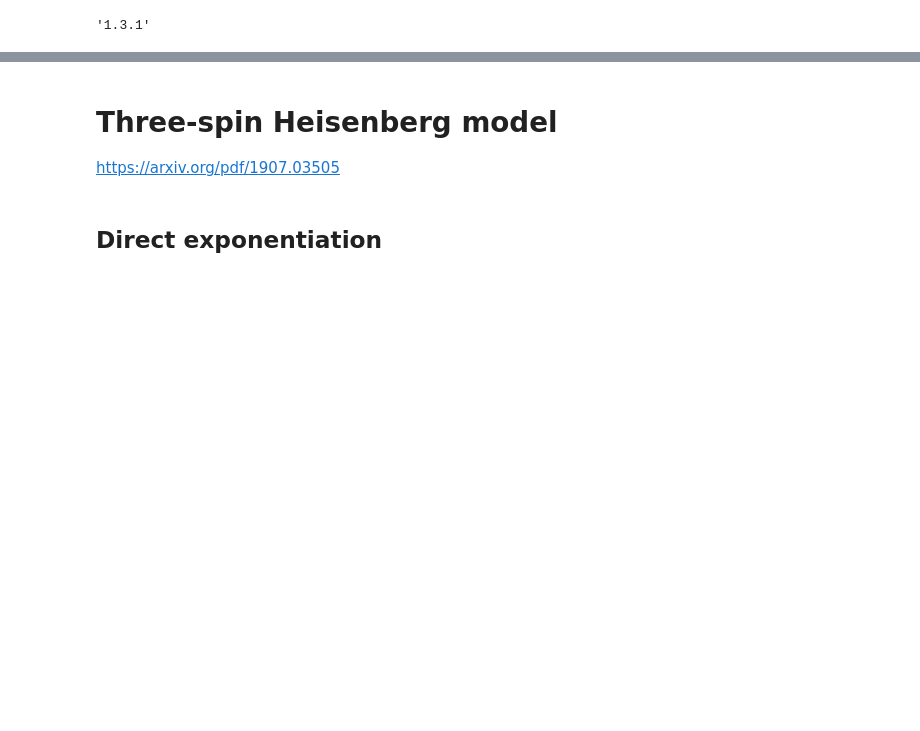
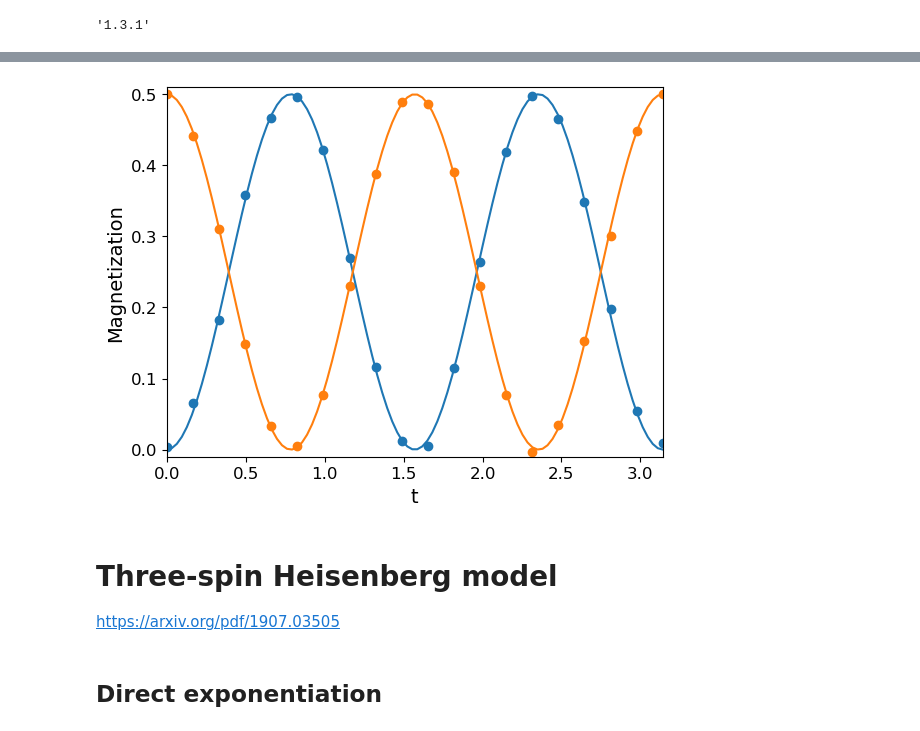
Before and after one commit to bin-wu-phys/QuantumSimulation, a Jupyter notebook: 02.Trotterization.1.x.ipynb, the cells around one changed output, grey strips where cells are left out. Cells and saved outputs as stored; diff of their text form; code cells hidden in the pictures; blank space fills up the shorter version.

```diff
--- a/02.Trotterization.1.x.ipynb
+++ b/02.Trotterization.1.x.ipynb
@@ -89,3 +165,29 @@ psi.draw('mpl')
+# %%
+ss = 5120
+
+res = [[ti, run(ti, ss)] for ti in np.linspace(0.0, np.pi, 20)]
+# %%
+s0=np.array([ [c[0], np.sum([0.5*(-1)**float(k[1])*c[1][k]/ss for k in c[1].keys()]) ] for c in res])
+s1=np.array([ [c[0], np.sum([0.5*(-1)**float(k[0])*c[1][k]/ss for k in c[1].keys()]) ] for c in res])
+# %%
+ts = np.linspace(0, np.pi, 100)
+# %%
+plt.scatter(s0[:, 0], s0[:, 1])
+plt.scatter(s1[:, 0], s1[:, 1])
+plt.plot(ts, 0.5*np.sin(2.0*ts)**2)
+plt.plot(ts, 0.5*np.cos(2.0*ts)**2)
+
+plt.xlim([0, np.pi])
+plt.ylim([-0.01, 0.51])
+#plt.grid()
+plt.xlabel("t", fontsize=14)
+plt.ylabel("Magnetization", fontsize=14)
+
+plt.tick_params(axis='both', which='major', labelsize=12)
+
+plt.savefig('results_Heisenberg2.pdf')
+# %% [output]
+[figure, added]
 # %% [markdown]
 # Three-spin Heisenberg model
 
```
Also changed, not shown: parts of 17 cells of this notebook.
